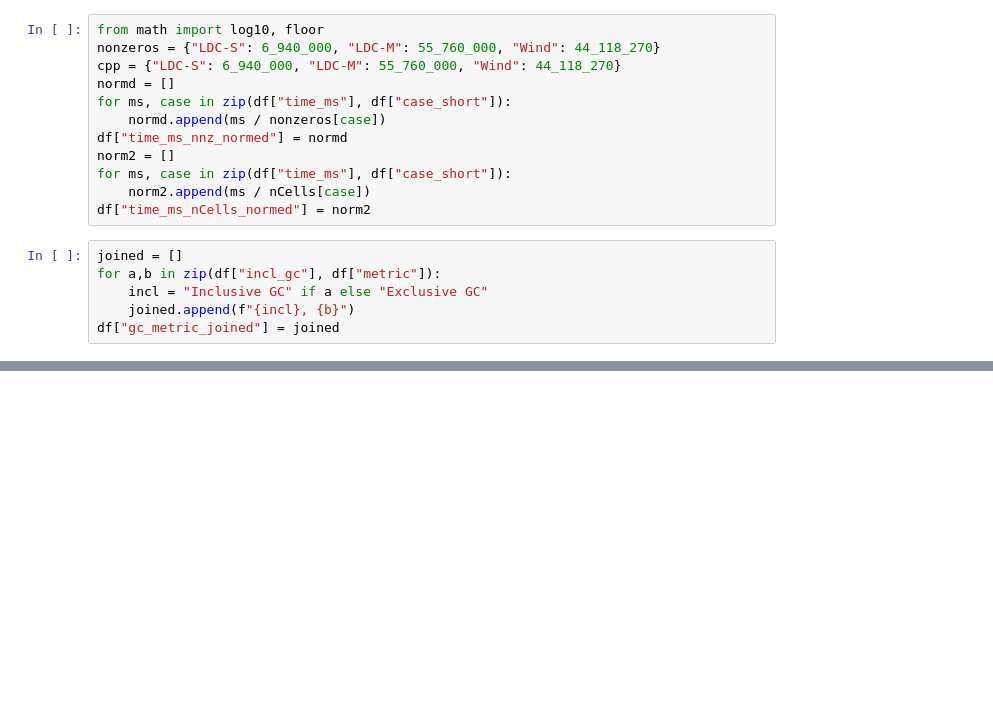
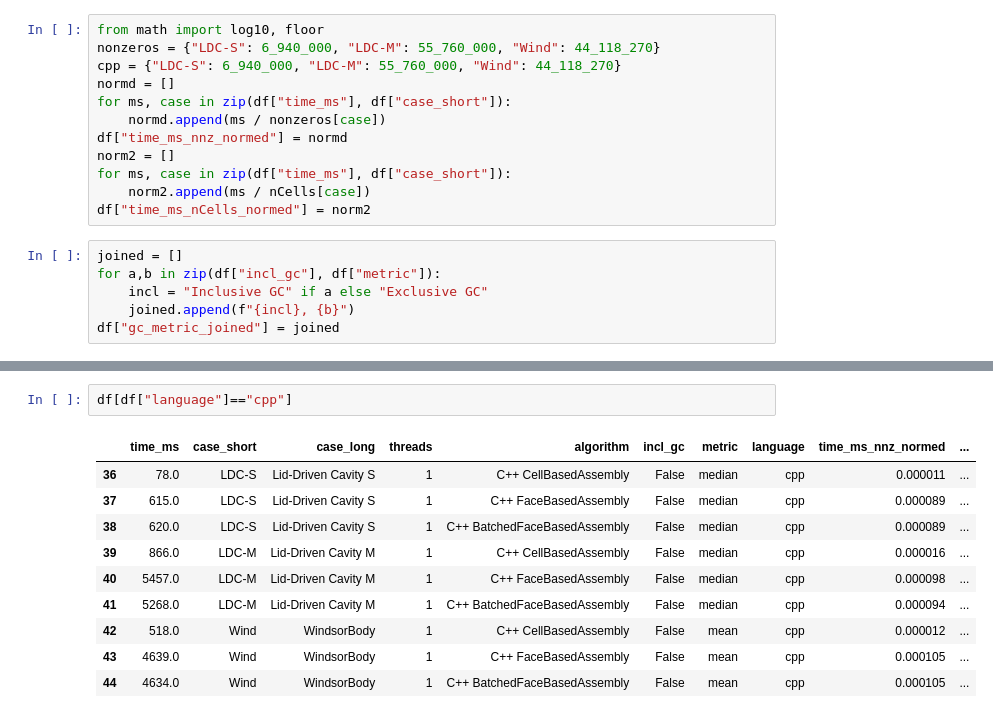
Before and after one commit to lupeterm/FVM-Prototyping, a Jupyter notebook: notebook.ipynb, the cells around one changed output, grey strips where cells are left out. Drawn from its saved outputs; the diff is of its cells as text; blank space fills up the shorter version.

Commit message:
incorporate serial facebased c++ metrics

```diff
--- a/notebook.ipynb
+++ b/notebook.ipynb
@@ -173,3 +194,16 @@ plt.savefig("assembly_normed_ncells.svg")
+# %%
+df[df["language"]=="cpp"]
+# %% [output]
+|  | time_ms | case_short | case_long | threads | algorithm | incl_gc | metric | language | time_ms_nnz_normed | ... |
+| 36 | 78.0 | LDC-S | Lid-Driven Cavity S | 1 | C++ CellBasedAssembly | False | median | cpp | 0.000011 | ... |
+| 37 | 615.0 | LDC-S | Lid-Driven Cavity S | 1 | C++ FaceBasedAssembly | False | median | cpp | 0.000089 | ... |
+| 38 | 620.0 | LDC-S | Lid-Driven Cavity S | 1 | C++ BatchedFaceBasedAssembly | False | median | cpp | 0.000089 | ... |
+| 39 | 866.0 | LDC-M | Lid-Driven Cavity M | 1 | C++ CellBasedAssembly | False | median | cpp | 0.000016 | ... |
+| 40 | 5457.0 | LDC-M | Lid-Driven Cavity M | 1 | C++ FaceBasedAssembly | False | median | cpp | 0.000098 | ... |
+| 41 | 5268.0 | LDC-M | Lid-Driven Cavity M | 1 | C++ BatchedFaceBasedAssembly | False | median | cpp | 0.000094 | ... |
+| 42 | 518.0 | Wind | WindsorBody | 1 | C++ CellBasedAssembly | False | mean | cpp | 0.000012 | ... |
+| 43 | 4639.0 | Wind | WindsorBody | 1 | C++ FaceBasedAssembly | False | mean | cpp | 0.000105 | ... |
+| 44 | 4634.0 | Wind | WindsorBody | 1 | C++ BatchedFaceBasedAssembly | False | mean | cpp | 0.000105 | ... |
 # %%
 fig, axes = plt.subplots(2,2, figsize=(15, 15))
 m = max(df["time_ms"])
```
Also changed, not shown: parts of 6 cells of this notebook, 3 other files.
